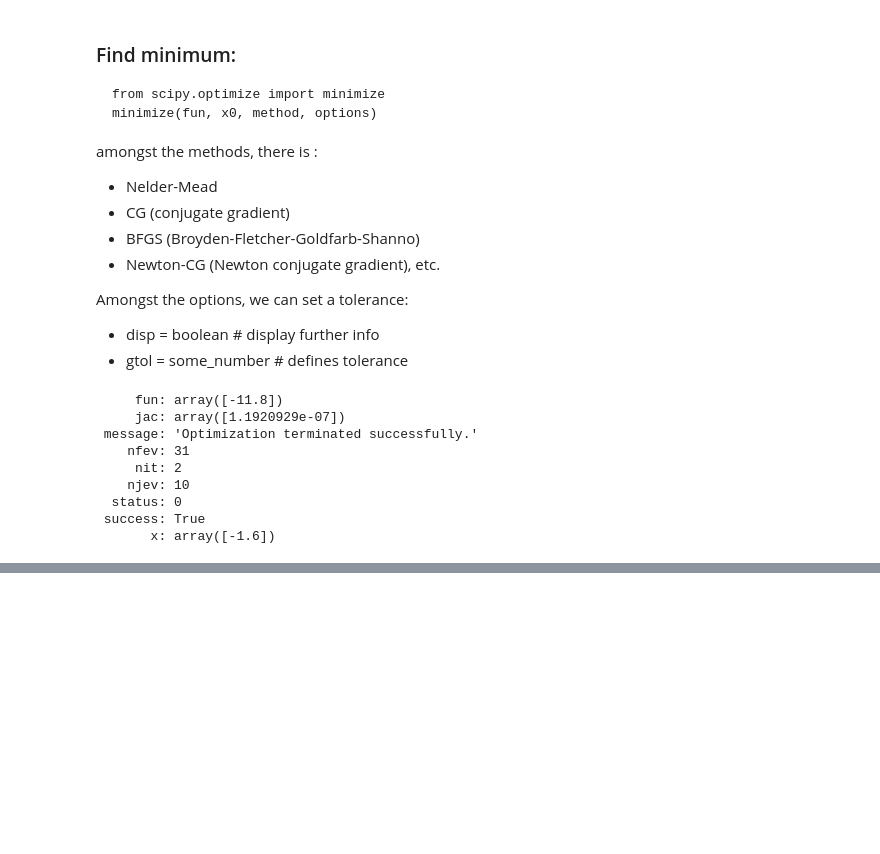
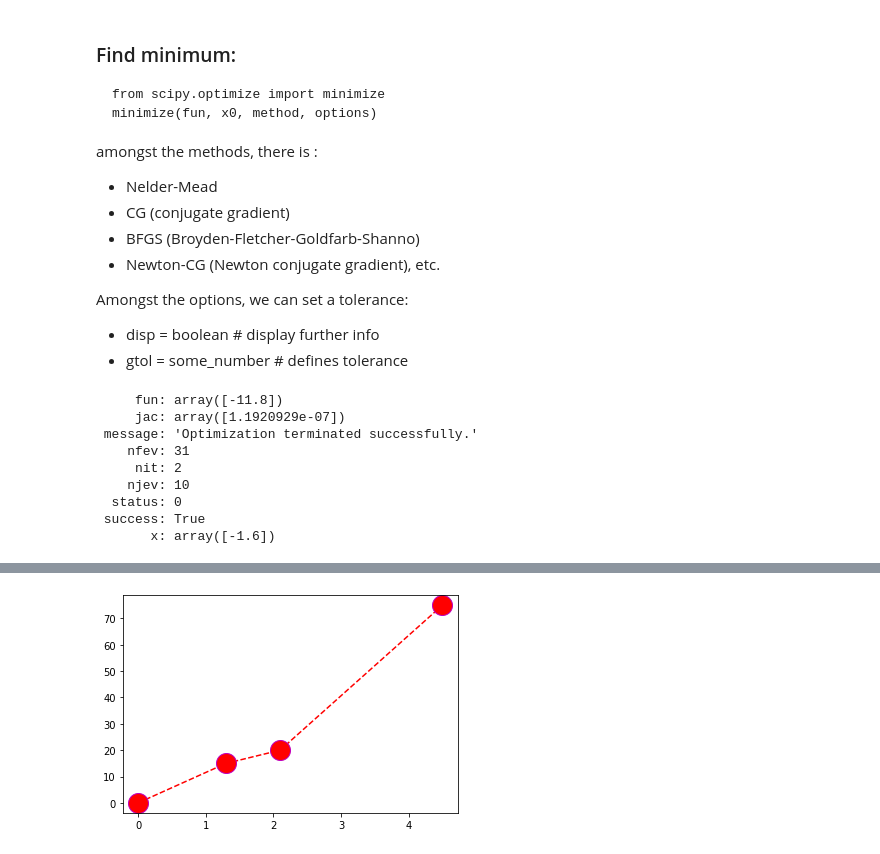
Before and after one commit to icaroacarvalho/Learning-Python, a Jupyter notebook: Learning_python.ipynb, the cells around one changed output, grey strips where cells are left out. Cells and saved outputs as stored; diff of their text form; code cells hidden in the pictures; blank space fills up the shorter version.

```diff
--- a/Learning_python.ipynb
+++ b/Learning_python.ipynb
@@ -4506,0 +4770,7 @@ __Sparse data__ is data that contains unused elements, that do not carry relevan
+# %%
+plt.plot(x, y, 'o--r', markersize=20, markeredgecolor='m')
+# alternatively, could have used:
+# plt.plot(x, y, 'o--r', ms = 20, mec='k')
+plt.show()
+# %% [output]
+[figure, added]
```
Also changed, not shown: parts of 41 cells of this notebook.
